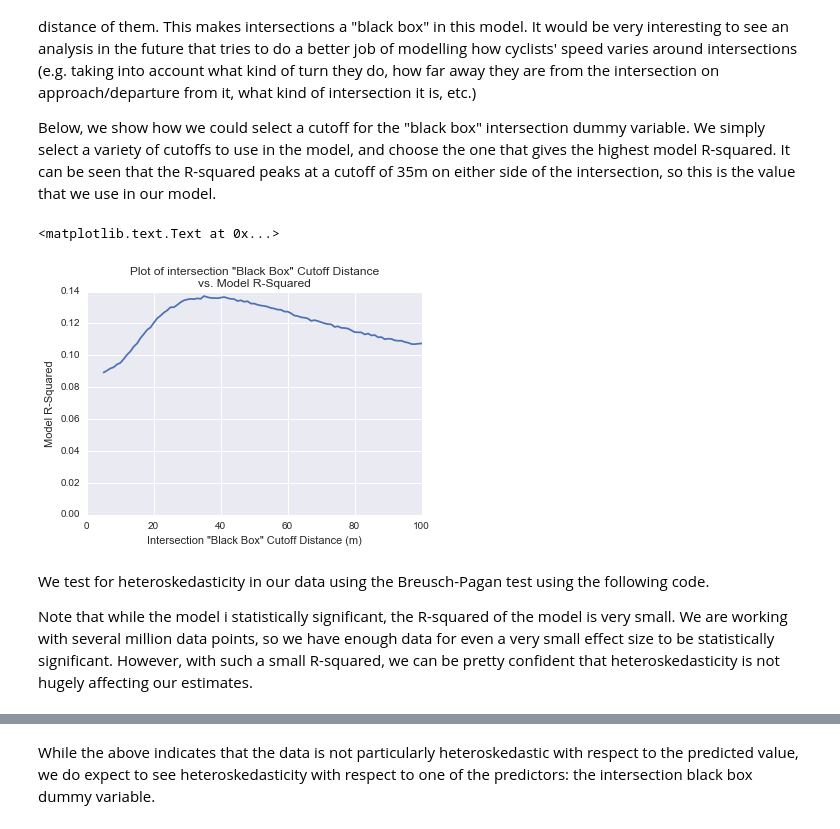
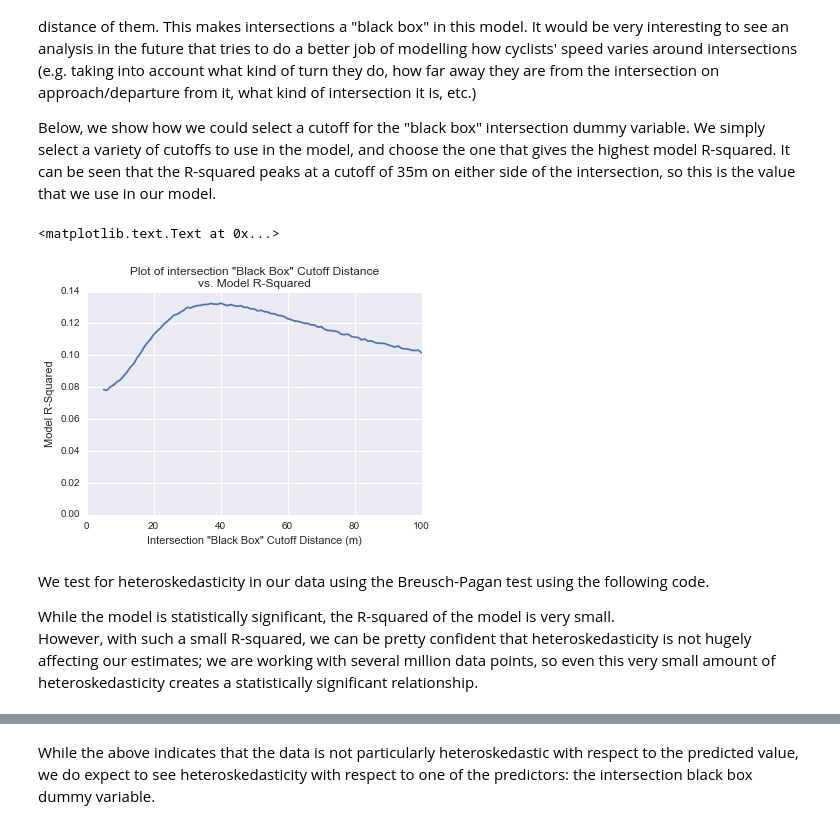
Before and after one commit to aclarry/toronto-cycling-speed-analysis, a Jupyter notebook: Speed Analysis.ipynb, the cells around one changed output, grey strips where cells are left out. Drawn from its saved outputs; the diff is of its cells as text; code cells hidden in the pictures.

Commit message:
Update with data cleaning from the ground up

```diff
--- a/Speed Analysis.ipynb
+++ b/Speed Analysis.ipynb
@@ -18,6 +18,7 @@ MODEL_DIR = "Model Output"
 cached_cleaned = os.path.join(CLEANED_DATA_DIR, "cleaned_data.csv")
 data = pd.read_csv(cached_cleaned,
                    parse_dates=["RECORDED_A"])
+data = data[data["CUMUL_METE"] != 0]
 # %% [markdown]
 With the loaded data, we make plots to get an idea of the relationship between speed and
 other variables in the model; in particular, slope and distance to intersection.
@@ -47,7 +48,7 @@ cbar.set_label("log10(Counts)")
 Now, we read in the cleaned data, and run a linear model on the speed,
 regressed on the explanatory_road variables defined below:
 # %%
-explanatory_road = ("bike_lanes", "sharrows", "bike_path", "SIG_DIST <= 35", "VDF", "volume",
+explanatory_road = ("bike_lanes", "sharrows", "bike_path", "SIG_DIST <= 35", "volume",
                     "I(volume/(LANES*speed_limit))", "speed_limit", "LANES", "C(RDCLASS)", "SLOPE_TF")
 
 #data = data.sample(frac=0.01)
@@ -106,31 +105,32 @@ the value that we use in our model.
 # %%
 cutoffs = range(5, 101, 1)
 r_squareds = []
 for cutoff in cutoffs:
-    explanatory_road = ("bike_lanes", "sharrows", "bike_path", "SIG_DIST <= %d"%cutoff, "VDF", "volume",
+    explanatory_road = ("bike_lanes", "sharrows", "bike_path", "SIG_DIST <= %d"%cutoff, "volume",
                         "I(volume/(LANES*speed_limit))", "speed_limit", "LANES", "C(RDCLASS)", "SLOPE_TF")
     formula = "SPEED ~ " + " + ".join(explanatory_road)
     test_model = sm.ols(formula=formula, data=data.sample(frac=0.5)).fit()
 
     r_squared = test_model.rsquared
     r_squareds.append(r_squared)
 
 plt.plot(cutoffs, r_squareds)
 plt.ylim(0,)
 plt.title('Plot of intersection "Black Box" Cutoff Distance\nvs. Model R-Squared')
 plt.xlabel('Intersection "Black Box" Cutoff Distance (m)')
 plt.ylabel('Model R-Squared')
 # %% [output]
 <matplotlib.text.Text at 0x...>
-[figure, old version]
+[figure, new version]
 # %% [markdown]
 We test for heteroskedasticity in our data using the Breusch-Pagan test using the following code.
 
-Note that while the model i statistically significant, the R-squared of the model is
-very small.  We are working with several million data points, so we have enough data for
-even a very small effect size to be statistically significant.  However, with such a
-small R-squared, we can be pretty confident that heteroskedasticity is not hugely
-affecting our estimates.
+While the model is statistically significant, the R-squared of the model is
+very small.
+However, with such a small R-squared, we can be pretty confident that
+heteroskedasticity is not hugely affecting our estimates;
+we are working with several million data points, so even this very
+small amount of heteroskedasticity creates a statistically significant relationship.
 # %%
 hetero_model = sm.ols(formula="I(residual**2) ~ predicted + I(predicted**2)",
                       data=data).fit()
```
Also changed, not shown: parts of 15 cells of this notebook, 4 other files.
